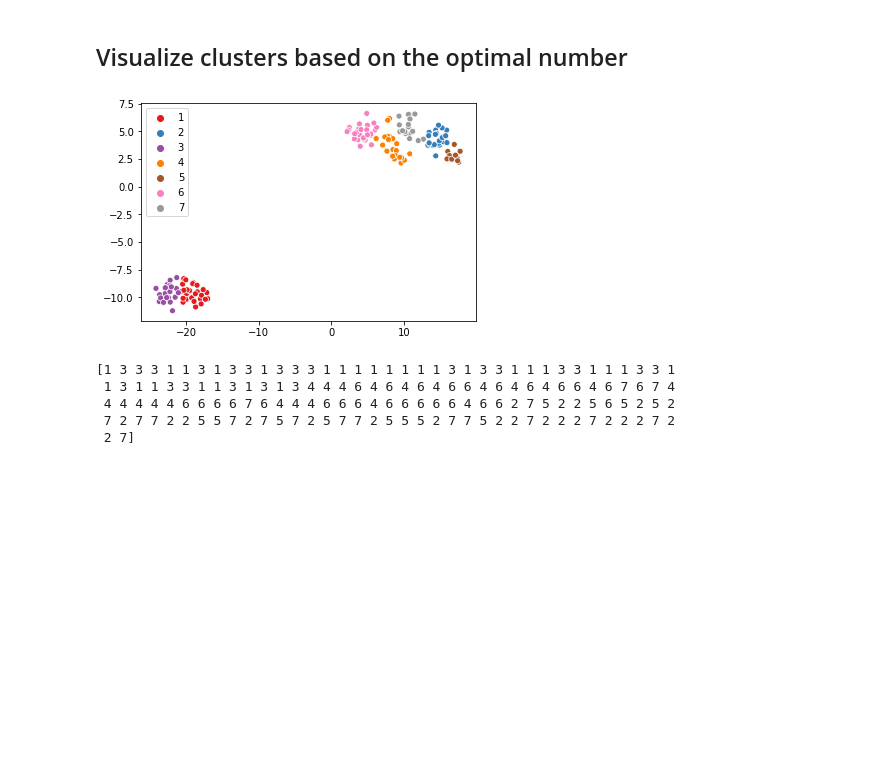
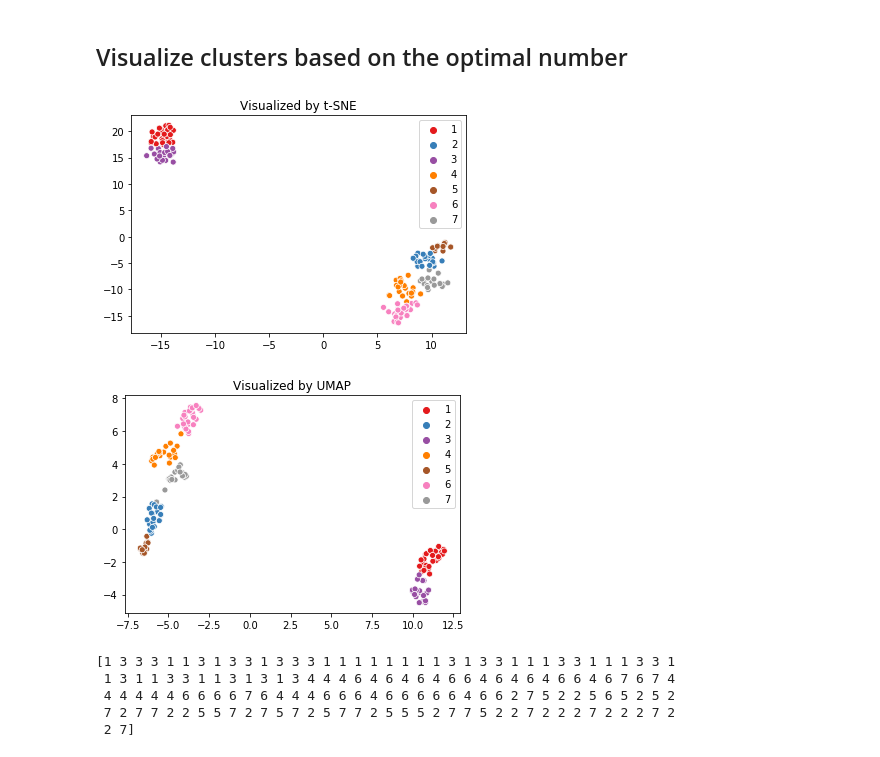
Before and after one commit to NCBI-Codeathons/SLEuth, a Jupyter notebook: src/models/kmeans.ipynb, the cells around one changed output. Saved outputs shown, nothing was run; the diff lists cells and outputs as text; code cells hidden in the pictures; blank space fills up the shorter version.

Commit message:
add umap

```diff
--- a/src/models/kmeans.ipynb
+++ b/src/models/kmeans.ipynb
@@ -62,11 +63,13 @@ For n_clusters = 14, silhouette score is 0.28242532354256705
 # %%
 optimal_num = 7
 _, y_km = run_kmeans(X, optimal_num)
 # convert to 1-indexed
 y_km = y_km + 1
 vis_tsne(X, y_km)
+vis_umap(X, y_km)
 # %% [output]
-[figure, old version]
+[figure, new version]
+[figure, added]
 # %%
 print(y_km)
 np.save("kmeans_membership.npy", y_km)
```
Also changed, not shown: parts of 1 cell of this notebook, 2 other files.
